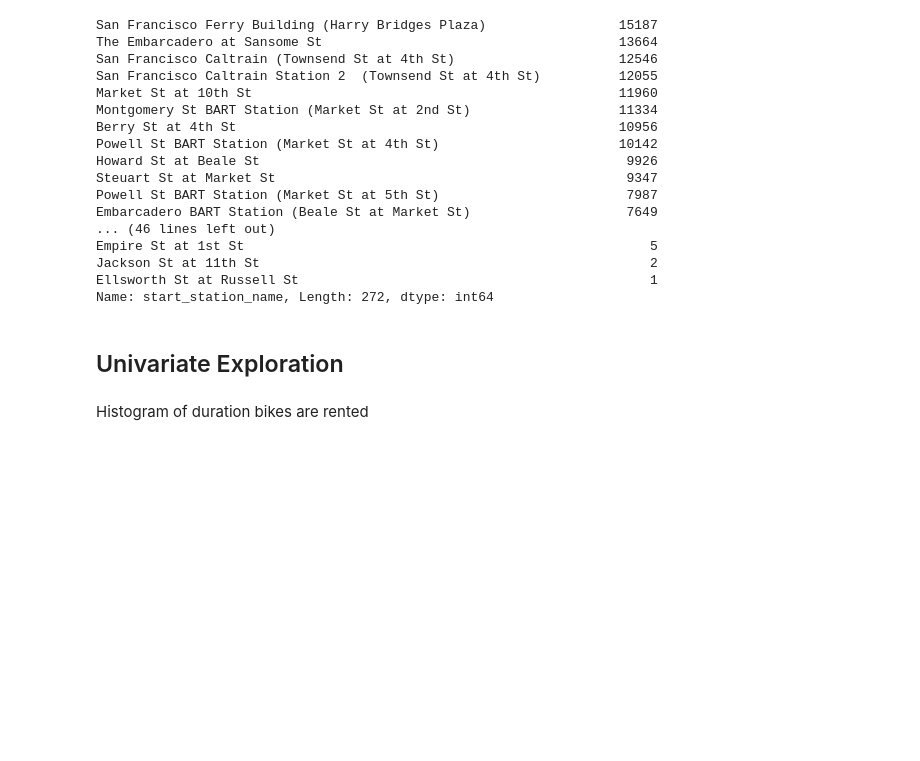
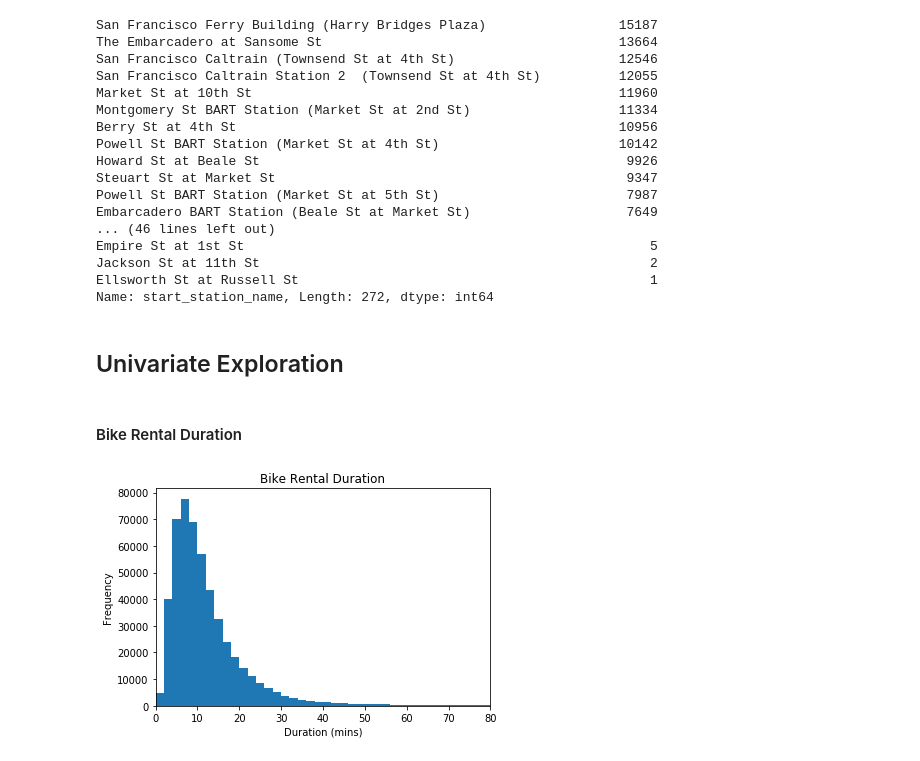
Before and after one commit to juliouribe/Visualizing_Bike_Data, a Jupyter notebook: Exploratory_Analysis.ipynb, the cells around one changed output. Cells and saved outputs as stored; diff of their text form; code cells hidden in the pictures; blank space fills up the shorter version.

```diff
--- a/Exploratory_Analysis.ipynb
+++ b/Exploratory_Analysis.ipynb
@@ -119,5 +119,14 @@ Ellsworth St at Russell St                                             1
 Name: start_station_name, Length: 272, dtype: int64
 # %% [markdown]
 ## Univariate Exploration
-# %% [markdown]
-Histogram of duration bikes are rented
+# %% [markdown]
+#### Bike Rental Duration
+# %%
+bin_edges = np.arange(0, bikes_clean['duration_min'].max()+50, 2)
+plt.hist(data = bikes_clean, x = 'duration_min', bins=bin_edges)
+plt.xlim(0, 80)
+plt.title('Bike Rental Duration')
+plt.xlabel('Duration (mins)')
+plt.ylabel('Frequency');
+# %% [output]
+[figure, added]
```
Also changed, not shown: parts of 8 cells of this notebook.
